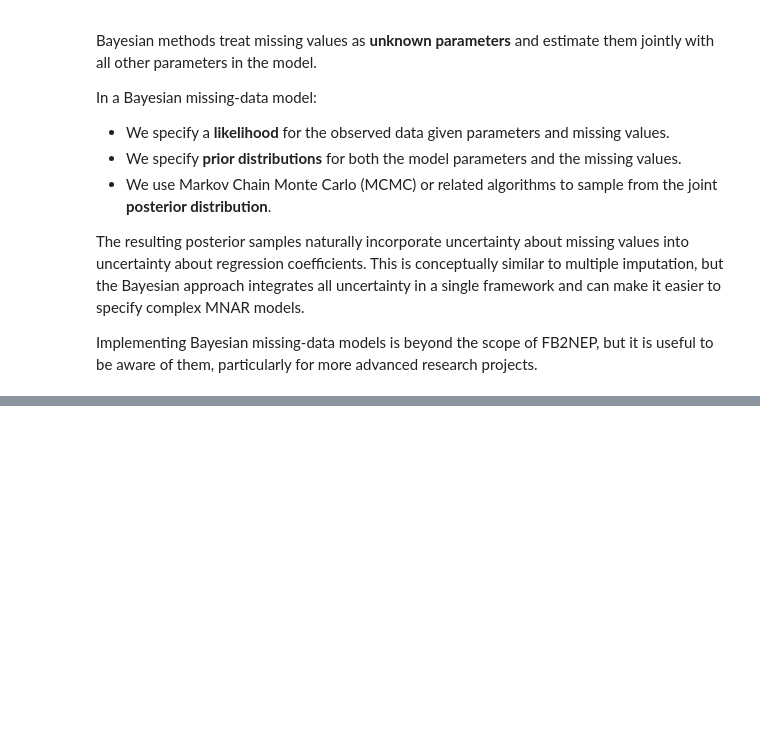
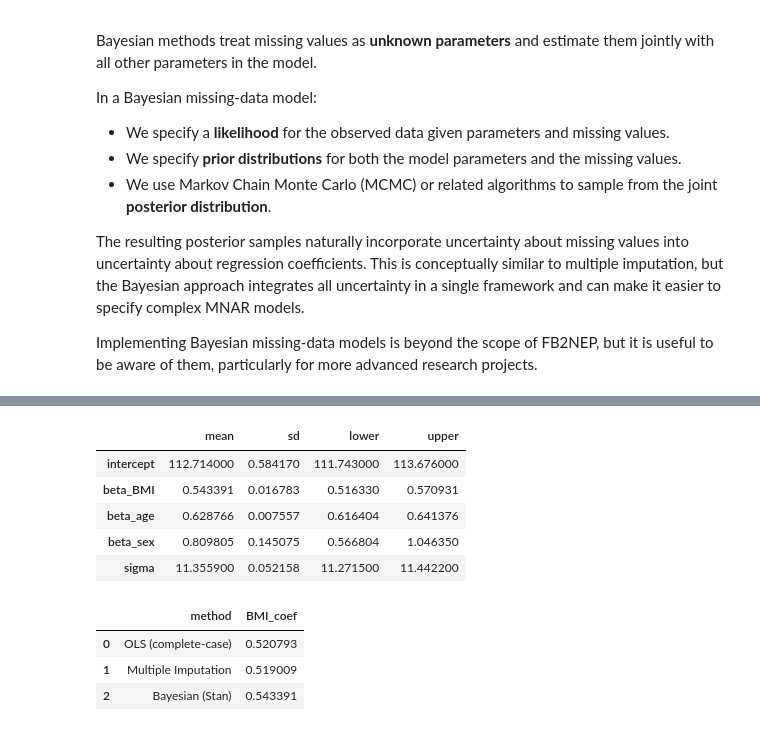
Before and after one commit to ggkuhnle/fb2nep-epi, a Jupyter notebook: notebooks/08_missing_data_and_sensitivity.ipynb, the cells around one changed output, grey strips where cells are left out. Drawn from its saved outputs; the diff is of its cells as text; code cells hidden in the pictures; blank space fills up the shorter version.

```diff
--- a/notebooks/08_missing_data_and_sensitivity.ipynb
+++ b/notebooks/08_missing_data_and_sensitivity.ipynb
@@ -653,0 +684,10 @@ az.summary(trace, var_names=["beta_BMI"])[["mean", "hdi_3%", "hdi_97%"]]
+# %%
+fit = sbp_model.sample(
+    data=data_stan,
+    seed=11088,
+    chains=4,
+    parallel_chains=4,
+    iter_warmup=1000,
+    iter_sampling=2000,
+    show_console=True,   # keep on while debugging
+)
@@ -654,3 +768,48 @@ az.summary(trace, var_names=["beta_BMI"])[["mean", "hdi_3%", "hdi_97%"]]
+# %%
+from scripts.helpers_tables import stan_summary_table
+
+param_order = ["intercept", "beta_BMI", "beta_age", "beta_sex", "sigma"]
+bayes_tbl = stan_summary_table(fit, param_order=param_order)
+bayes_tbl
+# %% [output]
+|  | mean | sd | lower | upper |
+| intercept | 112.714000 | 0.584170 | 111.743000 | 113.676000 |
+| beta_BMI | 0.543391 | 0.016783 | 0.516330 | 0.570931 |
+| beta_age | 0.628766 | 0.007557 | 0.616404 | 0.641376 |
+| beta_sex | 0.809805 | 0.145075 | 0.566804 | 1.046350 |
+| sigma | 11.355900 | 0.052158 | 11.271500 | 11.442200 |
+# %%
+# 6. Comparison of Bayesian (Stan) and Frequentist Estimates
+# ----------------------------------------------------------
+
+
+
+# Extract BMI, age, sex coefficients from frequentist models
+bmi_cc  = model_cc.params.get("BMI", np.nan)
+age_cc  = model_cc.params.get("age", np.nan)
+sex_cc  = model_cc.params.get("C(sex)[T.M]", np.nan)
+
+# From MI results (already computed earlier)
+bmi_mi  = bmi_mi_coef
+age_mi  = np.nan   # replace if you computed MI for age
+sex_mi  = np.nan   # replace if you computed MI for sex
+
+# From Stan posterior means
+bmi_stan = bayes_tbl.loc["beta_BMI", "mean"]
+age_stan = bayes_tbl.loc["beta_age", "mean"]
+sex_stan = bayes_tbl.loc["beta_sex", "mean"]
+
+comparison = pd.DataFrame({
+    "method": ["OLS (complete-case)", "Multiple Imputation", "Bayesian (Stan)"],
+    "BMI_coef": [bmi_cc, bmi_mi, bmi_stan],
+})
+
+comparison
+# %% [output]
+|  | method | BMI_coef |
+| 0 | OLS (complete-case) | 0.520793 |
+| 1 | Multiple Imputation | 0.519009 |
+| 2 | Bayesian (Stan) | 0.543391 |
 # %% [markdown]
 ## 6. Practical mini-assignment
 
```
Also changed, not shown: parts of 10 cells of this notebook, 6 other files.
